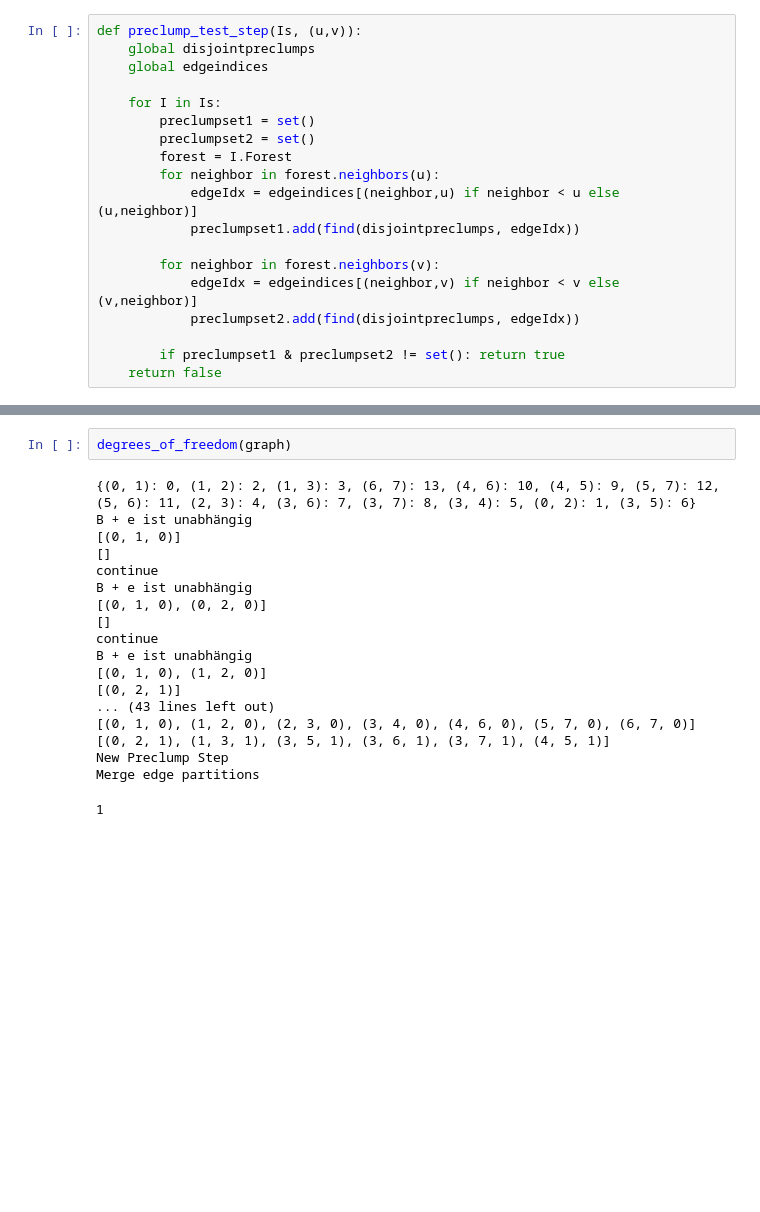
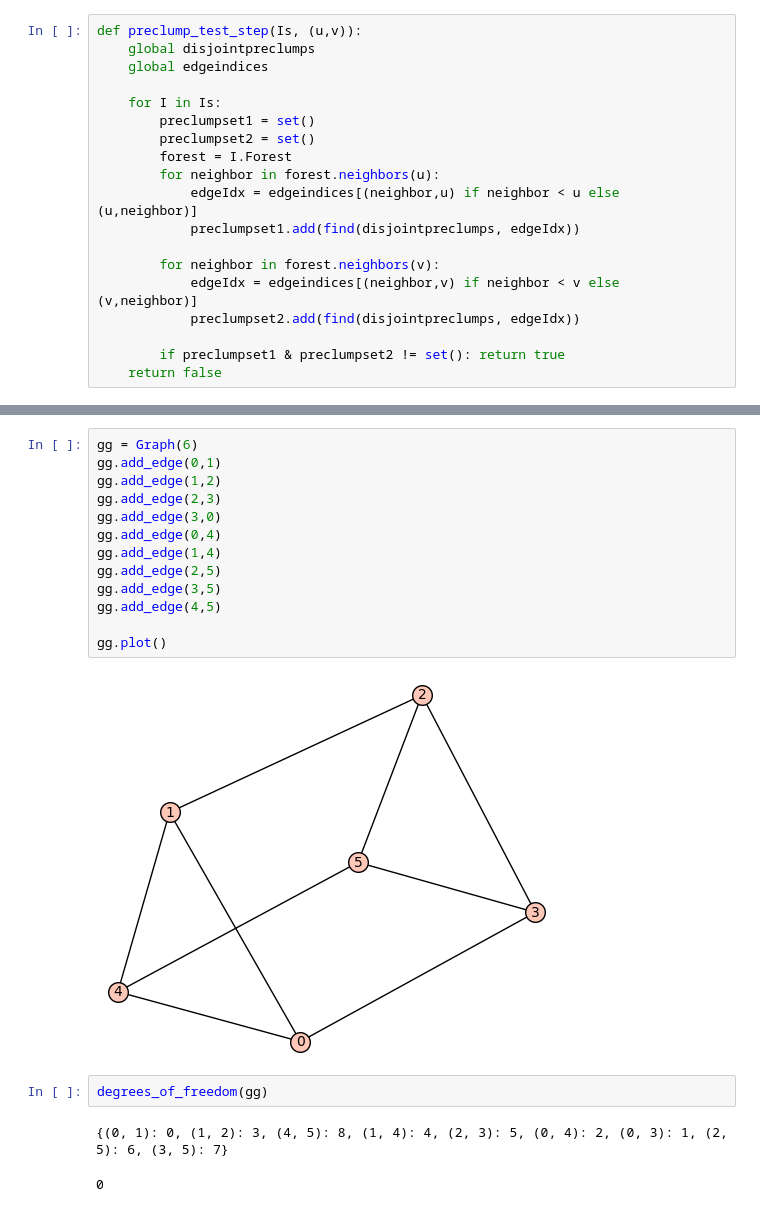
Before and after one commit to fk2601/kforest, a Jupyter notebook: kforest.ipynb, the cells around one changed output, grey strips where cells are left out. Cells and saved outputs as stored; diff of their text form; blank space fills up the shorter version.

```diff
--- a/kforest.ipynb
+++ b/kforest.ipynb
@@ -391,23 +407,22 @@ def degrees_of_freedom(g):
 
     return 2 * g.order() - 3 - len(Is[0].I()) - len(Is[1].I())
+# %%
+gg = Graph(6)
+gg.add_edge(0,1)
+gg.add_edge(1,2)
+gg.add_edge(2,3)
+gg.add_edge(3,0)
+gg.add_edge(0,4)
+gg.add_edge(1,4)
+gg.add_edge(2,5)
+gg.add_edge(3,5)
+gg.add_edge(4,5)
+
+gg.plot()
+# %% [output]
+[figure, added]
 # %%
-degrees_of_freedom(graph)
+degrees_of_freedom(gg)
 # %% [output]
-{(0, 1): 0, (1, 2): 2, (1, 3): 3, (6, 7): 13, (4, 6): 10, (4, 5): 9, (5, 7): 12, (5, 6): 11, (2, 3): 4, (3, 6): 7, (3, 7): 8, (3, 4): 5, (0, 2): 1, (3, 5): 6}
-B + e ist unabhängig
-[(0, 1, 0)]
-[]
-continue
-B + e ist unabhängig
-[(0, 1, 0), (0, 2, 0)]
-[]
-continue
-B + e ist unabhängig
-[(0, 1, 0), (1, 2, 0)]
-[(0, 2, 1)]
-... (43 lines left out)
-[(0, 1, 0), (1, 2, 0), (2, 3, 0), (3, 4, 0), (4, 6, 0), (5, 7, 0), (6, 7, 0)]
-[(0, 2, 1), (1, 3, 1), (3, 5, 1), (3, 6, 1), (3, 7, 1), (4, 5, 1)]
-New Preclump Step
-Merge edge partitions
+{(0, 1): 0, (1, 2): 3, (4, 5): 8, (1, 4): 4, (2, 3): 5, (0, 4): 2, (0, 3): 1, (2, 5): 6, (3, 5): 7}
-1
+0
```
Also changed, not shown: parts of 3 cells of this notebook.
